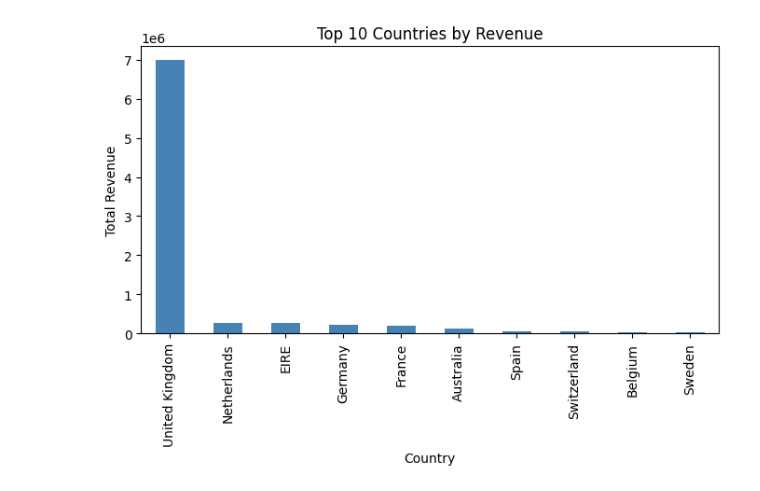
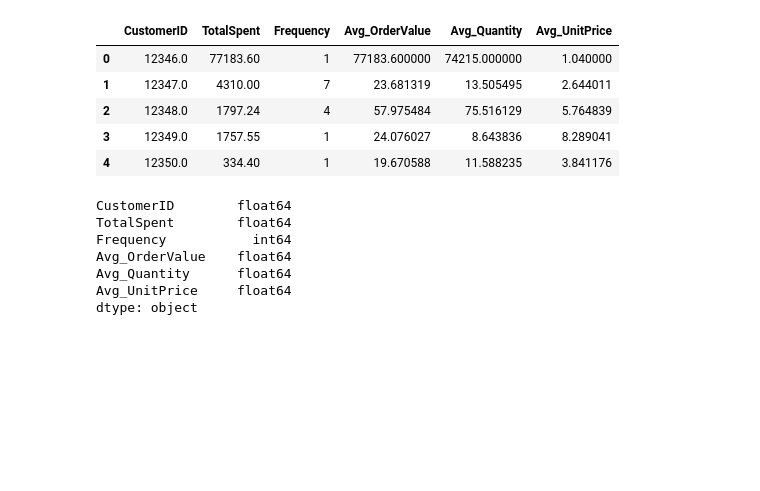
Before and after one commit to gsolomon321/DS3021_Final_Project, a Jupyter notebook: cleaning.ipynb, the cells around one changed output. Cells and saved outputs as stored; diff of their text form; code cells hidden in the pictures; blank space fills up the shorter version.

```diff
--- a/cleaning.ipynb
+++ b/cleaning.ipynb
@@ -104,10 +124,29 @@ plt.show()
-# %%
-# top 10 countries by revenue
-top_countries = df.groupby('Country')['TotalPrice'].sum().sort_values(ascending=False).head(10)
-top_countries.plot(kind='bar', color='steelblue', figsize=(8, 4))
-plt.title('Top 10 Countries by Revenue')
-plt.xlabel('Country')
-plt.ylabel('Total Revenue')
-plt.show()
-# %% [output]
-[figure, removed]
+# %%
+# we collapse each item row to become a row per customer with all features - so now customer based features instead of item based features
+df_customers = df.groupby('CustomerID').agg(
+    TotalSpent    = ('TotalPrice', 'sum'),
+    Frequency     = ('InvoiceNo',  'nunique'),
+    Avg_OrderValue = ('TotalPrice', 'mean'),
+    Avg_Quantity   = ('Quantity',   'mean'),
+    Avg_UnitPrice  = ('UnitPrice',  'mean')
+).reset_index()
+
+df_customers.head()
+# %% [output]
+|  | CustomerID | TotalSpent | Frequency | Avg_OrderValue | Avg_Quantity | Avg_UnitPrice |
+| 0 | 12346.0 | 77183.60 | 1 | 77183.600000 | 74215.000000 | 1.040000 |
+| 1 | 12347.0 | 4310.00 | 7 | 23.681319 | 13.505495 | 2.644011 |
+| 2 | 12348.0 | 1797.24 | 4 | 57.975484 | 75.516129 | 5.764839 |
+| 3 | 12349.0 | 1757.55 | 1 | 24.076027 | 8.643836 | 8.289041 |
+| 4 | 12350.0 | 334.40 | 1 | 19.670588 | 11.588235 | 3.841176 |
+# %%
+# check data types of customer df
+print(df_customers.dtypes)
+# %% [output]
+CustomerID        float64
+TotalSpent        float64
+Frequency           int64
+Avg_OrderValue    float64
+Avg_Quantity      float64
+Avg_UnitPrice     float64
+dtype: object
```
Also changed, not shown: parts of 18 cells of this notebook, 1 other file.
